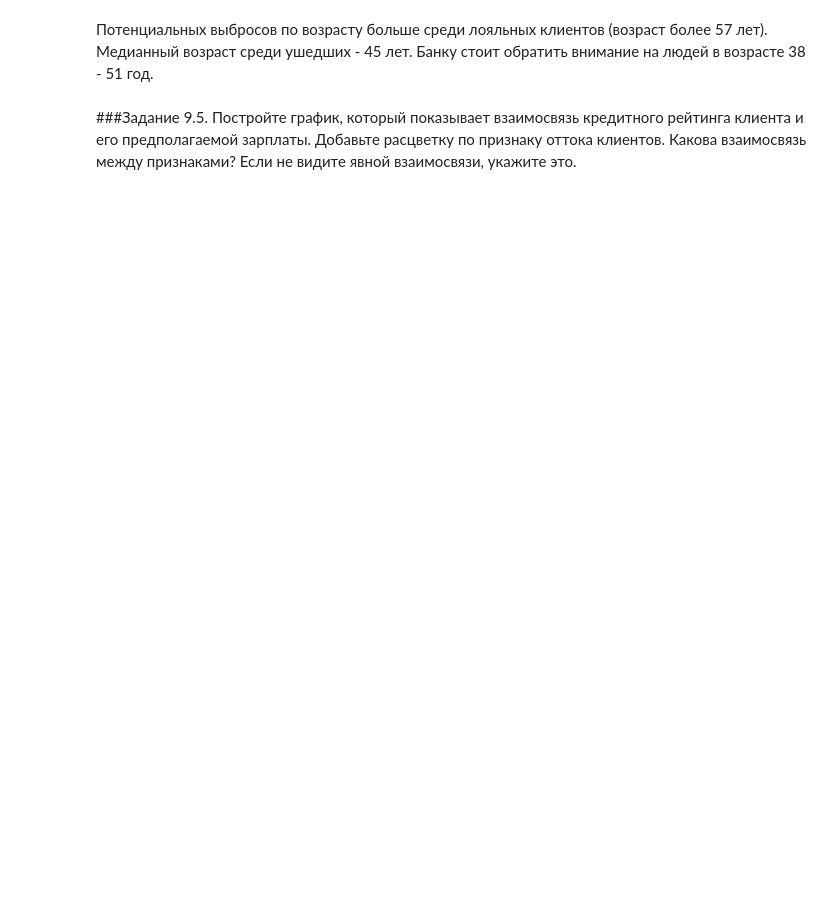
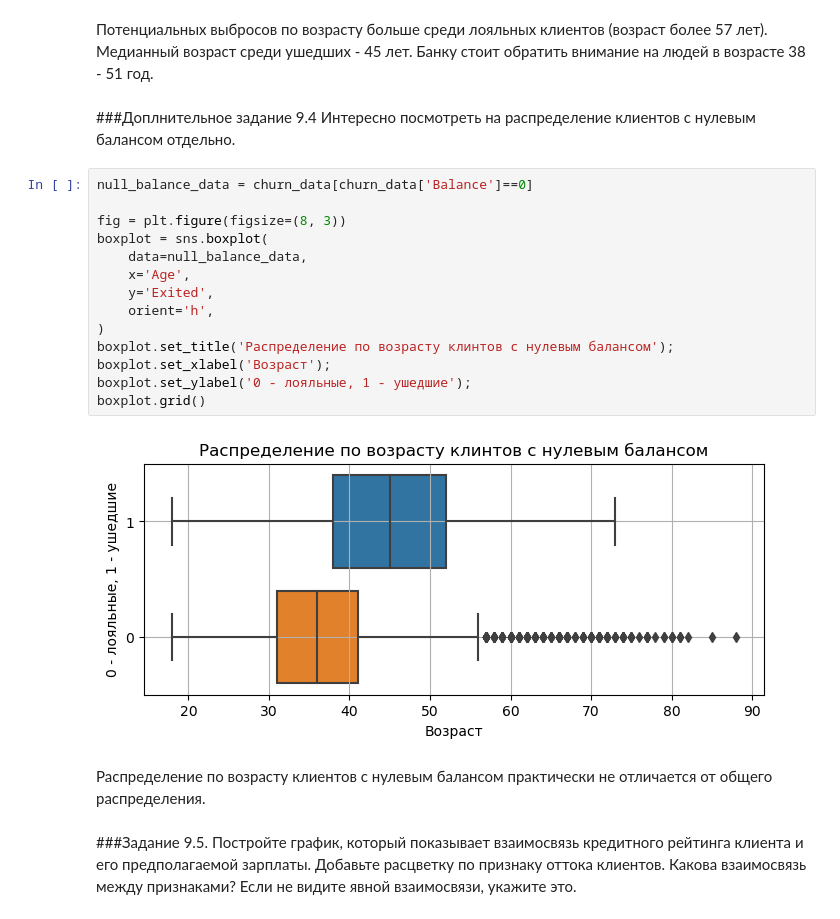
Before and after one commit to Terr14/SF_DS, a Jupyter notebook: SkillFactory/PYTHON-13 Визуализация данных/Python-13 Закрепление знаний.ipynb, the cells around one changed output. Saved outputs shown, nothing was run; the diff lists cells and outputs as text; blank space fills up the shorter version.

```diff
--- a/SkillFactory/PYTHON-13 Визуализация данных/Python-13 Закрепление знаний.ipynb
+++ b/SkillFactory/PYTHON-13 Визуализация данных/Python-13 Закрепление знаний.ipynb
@@ -125,5 +144,25 @@ boxplot.grid()
 # %% [markdown]
 Потенциальных выбросов по возрасту больше среди лояльных клиентов (возраст более 57 лет). Медианный возраст среди ушедших - 45 лет. Банку стоит обратить внимание на людей в возрасте 38 - 51 год.
+# %% [markdown]
+###Доплнительное задание 9.4 Интересно посмотреть на распределение клиентов с нулевым балансом отдельно.
+# %%
+null_balance_data = churn_data[churn_data['Balance']==0]
+
+fig = plt.figure(figsize=(8, 3))
+boxplot = sns.boxplot(
+    data=null_balance_data,
+    x='Age',
+    y='Exited',
+    orient='h',
+)
+boxplot.set_title('Распределение по возрасту клинтов с нулевым балансом');
+boxplot.set_xlabel('Возраст');
+boxplot.set_ylabel('0 - лояльные, 1 - ушедшие');
+boxplot.grid()
+# %% [output]
+[figure, added]
+# %% [markdown]
+Распределение по  возрасту клиентов с нулевым балансом практически не отличается от общего распределения.
 # %% [markdown]
 ###Задание 9.5.
 Постройте график, который показывает взаимосвязь кредитного рейтинга клиента и его предполагаемой зарплаты. Добавьте расцветку по признаку оттока клиентов. Какова взаимосвязь между признаками? Если не видите явной взаимосвязи, укажите это.
```
Also changed, not shown: parts of 21 cells of this notebook.
